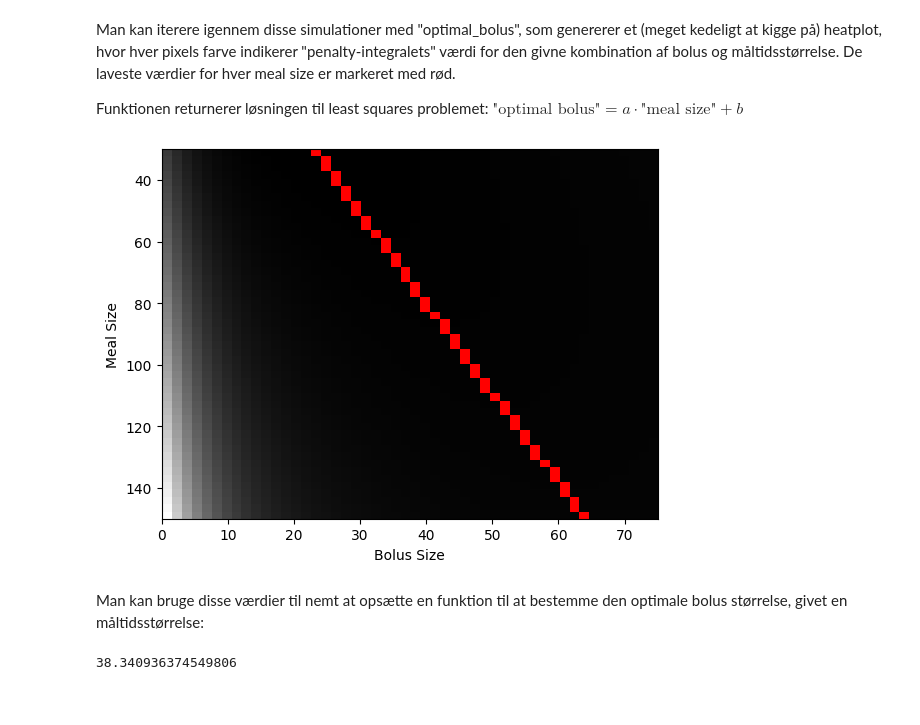
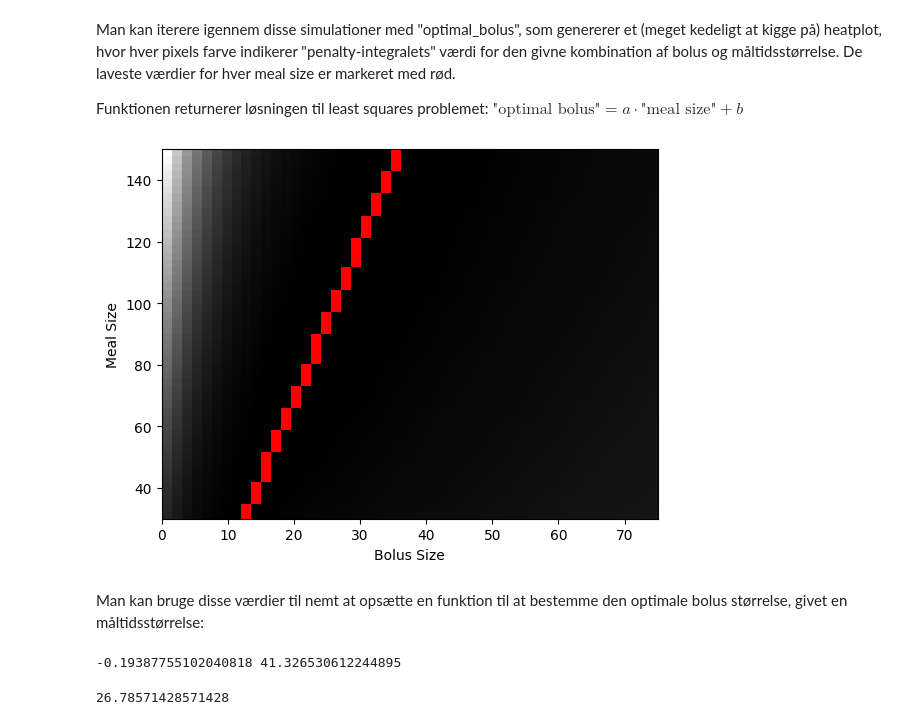
Before and after one commit to char056a/FagprojektRepo, a Jupyter notebook: MVPmodelExample.ipynb, the cells around one changed output. Saved outputs shown, nothing was run; the diff lists cells and outputs as text; code cells hidden in the pictures.

```diff
--- a/MVPmodelExample.ipynb
+++ b/MVPmodelExample.ipynb
@@ -92,13 +94,15 @@ Man kan iterere igennem disse simulationer med "optimal_bolus", som genererer et
 Funktionen returnerer løsningen til least squares problemet: $\text{"optimal bolus"} = a \cdot \text{"meal size"} + b$
 # %%
 patient1.reset()
-a, b = patient1.optimal_bolus()
+a, b = patient1.optimal_bolus(meal_idx = 5)
 # %% [output]
-[figure, old version]
+[figure, new version]
 # %% [markdown]
 Man kan bruge disse værdier til nemt at opsætte en funktion til at bestemme den optimale bolus størrelse, givet en måltidsstørrelse:
 # %%
 bolus_for_meal = lambda meal : a * meal + b
+print(a, b)
 bolus_for_meal(75)
 # %% [output]
-38.340936374549806
+-0.19387755102040818 41.326530612244895
+26.78571428571428
```
Also changed, not shown: parts of 5 cells of this notebook, 2 other files.
